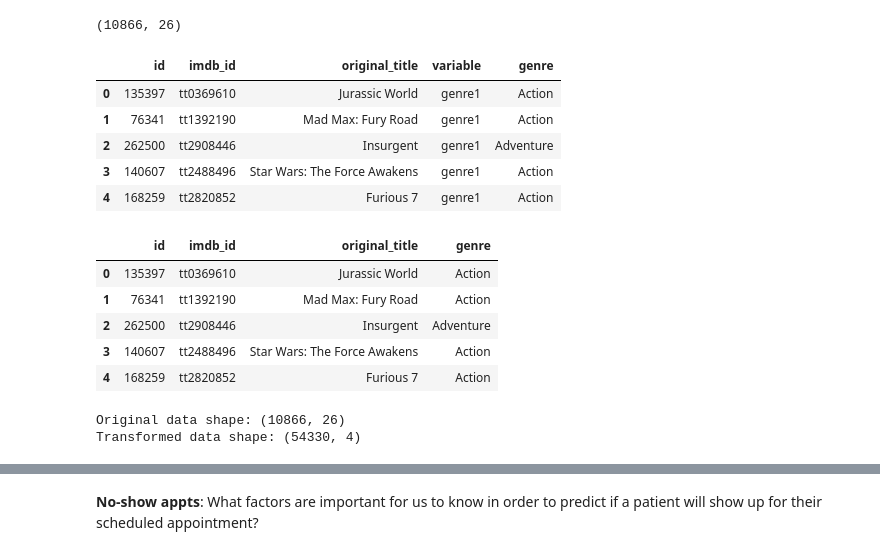
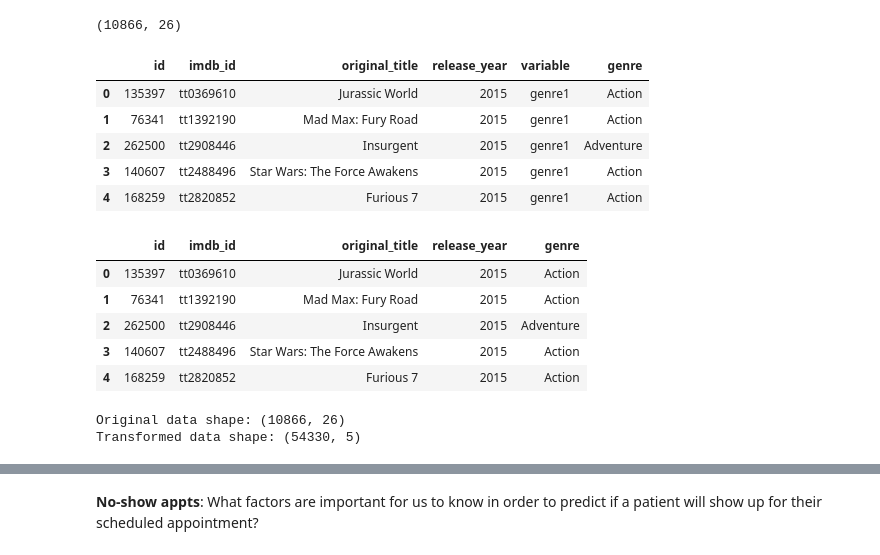
Before and after one commit to georgeliu1998/dand2, a Jupyter notebook: investigate-a-dataset/investigate-a-dataset.ipynb, the cells around one changed output, grey strips where cells are left out. Saved outputs shown, nothing was run; the diff lists cells and outputs as text; code cells hidden in the pictures.

```diff
--- a/investigate-a-dataset/investigate-a-dataset.ipynb
+++ b/investigate-a-dataset/investigate-a-dataset.ipynb
@@ -118,31 +122,31 @@ tmdb.shape
 (10866, 26)
 # %%
 # now transform the data from wide to long format
-tmdb_long = pd.melt(tmdb, id_vars=['id', 'imdb_id', 'original_title'],
-              value_vars=['genre1', 'genre2', 'genre3', 'genre4', 'genre5'],
-              value_name='genre')
+tmdb_long = pd.melt(tmdb, id_vars=['id', 'imdb_id', 'original_title', 'release_year'],
+                    value_vars=['genre1', 'genre2', 'genre3', 'genre4', 'genre5'],
+                    value_name='genre')
 tmdb_long.head()
 # %% [output]
-|  | id | imdb_id | original_title | variable | genre |
-| 0 | 135397 | tt0369610 | Jurassic World | genre1 | Action |
-| 1 | 76341 | tt1392190 | Mad Max: Fury Road | genre1 | Action |
-| 2 | 262500 | tt2908446 | Insurgent | genre1 | Adventure |
-| 3 | 140607 | tt2488496 | Star Wars: The Force Awakens | genre1 | Action |
-| 4 | 168259 | tt2820852 | Furious 7 | genre1 | Action |
+|  | id | imdb_id | original_title | release_year | variable | genre |
+| 0 | 135397 | tt0369610 | Jurassic World | 2015 | genre1 | Action |
+| 1 | 76341 | tt1392190 | Mad Max: Fury Road | 2015 | genre1 | Action |
+| 2 | 262500 | tt2908446 | Insurgent | 2015 | genre1 | Adventure |
+| 3 | 140607 | tt2488496 | Star Wars: The Force Awakens | 2015 | genre1 | Action |
+| 4 | 168259 | tt2820852 | Furious 7 | 2015 | genre1 | Action |
 # %%
 # drop the 'variable' column since it's not useful anymore
 tmdb_long.drop('variable', inplace=True, axis=1)
 tmdb_long.head()
 # %% [output]
-|  | id | imdb_id | original_title | genre |
-| 0 | 135397 | tt0369610 | Jurassic World | Action |
-| 1 | 76341 | tt1392190 | Mad Max: Fury Road | Action |
-| 2 | 262500 | tt2908446 | Insurgent | Adventure |
-| 3 | 140607 | tt2488496 | Star Wars: The Force Awakens | Action |
-| 4 | 168259 | tt2820852 | Furious 7 | Action |
+|  | id | imdb_id | original_title | release_year | genre |
+| 0 | 135397 | tt0369610 | Jurassic World | 2015 | Action |
+| 1 | 76341 | tt1392190 | Mad Max: Fury Road | 2015 | Action |
+| 2 | 262500 | tt2908446 | Insurgent | 2015 | Adventure |
+| 3 | 140607 | tt2488496 | Star Wars: The Force Awakens | 2015 | Action |
+| 4 | 168259 | tt2820852 | Furious 7 | 2015 | Action |
 # %%
 print('Original data shape: {}'.format(tmdb.shape))
 print('Transformed data shape: {}'.format(tmdb_long.shape))
 # %% [output]
 Original data shape: (10866, 26)
-Transformed data shape: (54330, 4)
+Transformed data shape: (54330, 5)
```
Also changed, not shown: parts of 6 cells of this notebook.
